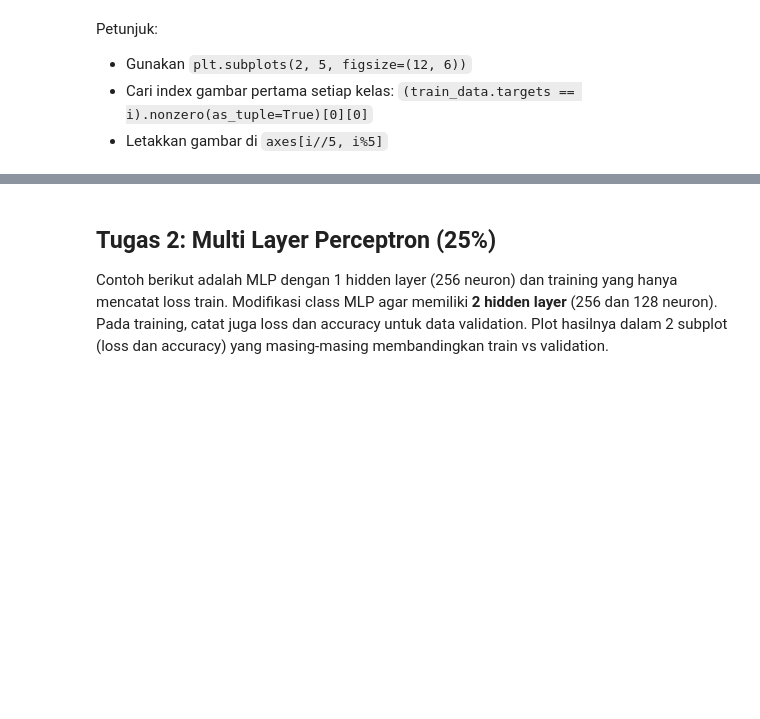
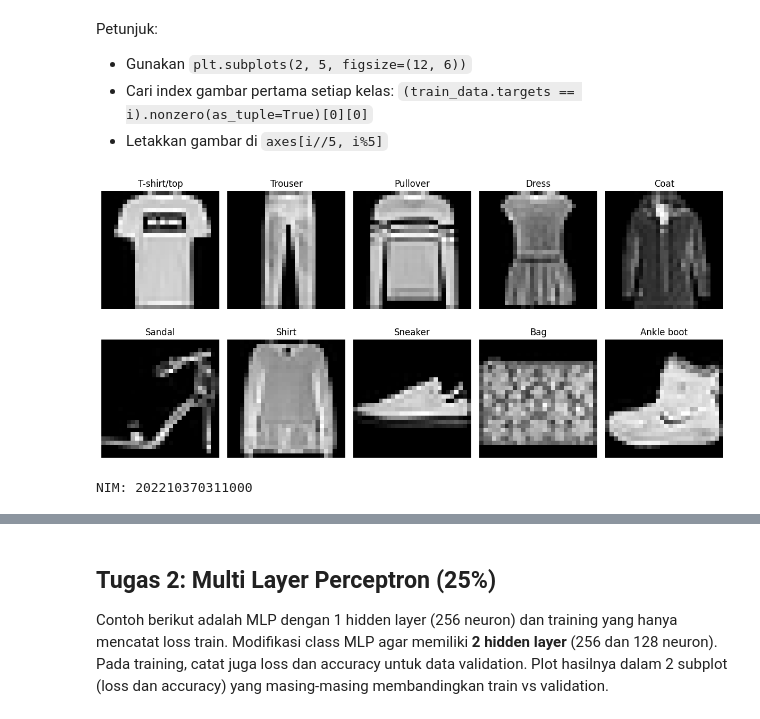
Before and after one commit to Ahmadrevaelmiawan/UAS-AI, a Jupyter notebook: ujian_mlp.ipynb, the cells around one changed output, grey strips where cells are left out. Cells and saved outputs as stored; diff of their text form; code cells hidden in the pictures; blank space fills up the shorter version.

Commit message:
Tugas 1

```diff
--- a/ujian_mlp.ipynb
+++ b/ujian_mlp.ipynb
@@ -75,0 +83,25 @@ Petunjuk:
+# %%
+# Tugas 1: Visualisasi Data (10%)
+
+fig, axes = plt.subplots(2, 5, figsize=(12, 6))
+
+for i in range(10):
+    # Ambil indeks gambar pertama dari kelas ke-i
+    idx = (train_data.targets == i).nonzero(as_tuple=True)[0][0]
+
+    # Ambil gambar dan label
+    img, label = train_data[idx]
+
+    # Tampilkan pada grid 2x5
+    ax = axes[i // 5, i % 5]
+    ax.imshow(img.squeeze(), cmap='gray')
+    ax.set_title(train_data.classes[label])
+    ax.axis('off')
+
+plt.tight_layout()
+plt.show()
+
+print(f"NIM: {nim}")
+# %% [output]
+[figure, added]
+NIM: 202210370311000
```
Also changed, not shown: parts of 10 cells of this notebook.
